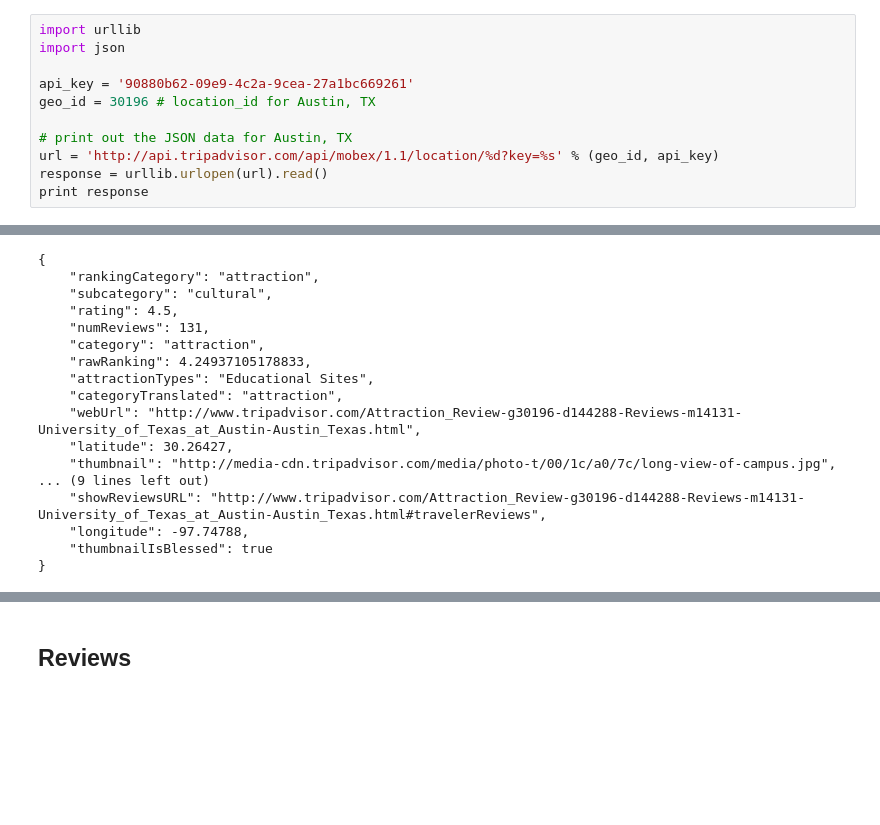
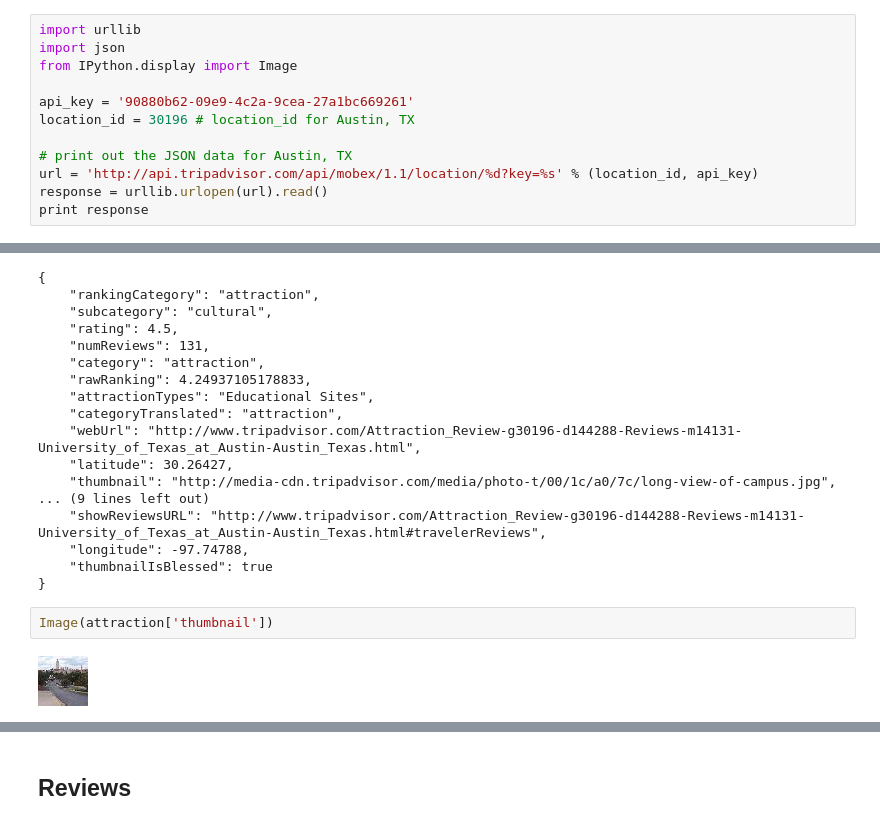
Before and after one commit to cmccarty/sxsw, a Jupyter notebook: SXSW Travel Hackathon - TripAdvisor API.ipynb, the cells around one changed output, grey strips where cells are left out. Saved outputs shown, nothing was run; the diff lists cells and outputs as text; blank space fills up the shorter version.

```diff
--- a/SXSW Travel Hackathon - TripAdvisor API.ipynb
+++ b/SXSW Travel Hackathon - TripAdvisor API.ipynb
@@ -29,12 +29,13 @@ Get information about a place (e.g. hotel, restaurant, attraction, or geo)
 # %%
 import urllib
 import json
+from IPython.display import Image
 
 api_key = '90880b62-09e9-4c2a-9cea-27a1bc669261'
-geo_id = 30196 # location_id for Austin, TX
+location_id = 30196 # location_id for Austin, TX
 
 # print out the JSON data for Austin, TX
-url = 'http://api.tripadvisor.com/api/mobex/1.1/location/%d?key=%s' % (geo_id, api_key)
+url = 'http://api.tripadvisor.com/api/mobex/1.1/location/%d?key=%s' % (location_id, api_key)
 response = urllib.urlopen(url).read()
 print response
 # %% [output]
@@ -111,3 +110,7 @@ print json.dumps(attraction, indent=4)
     "longitude": -97.74788,
     "thumbnailIsBlessed": true
 }
+# %%
+Image(attraction['thumbnail'])
+# %% [output]
+[figure, added]
```
Also changed, not shown: parts of 11 cells of this notebook, 1 other file.
